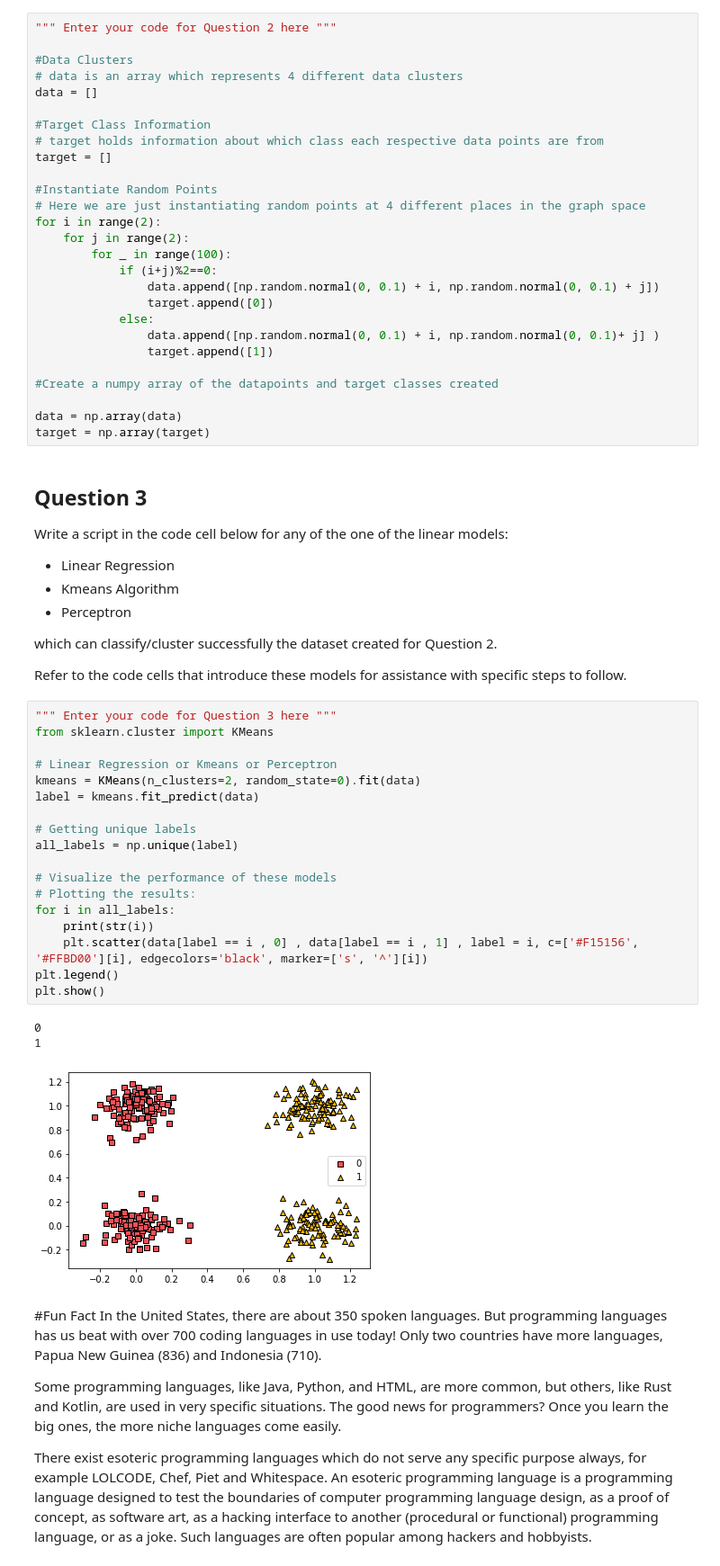
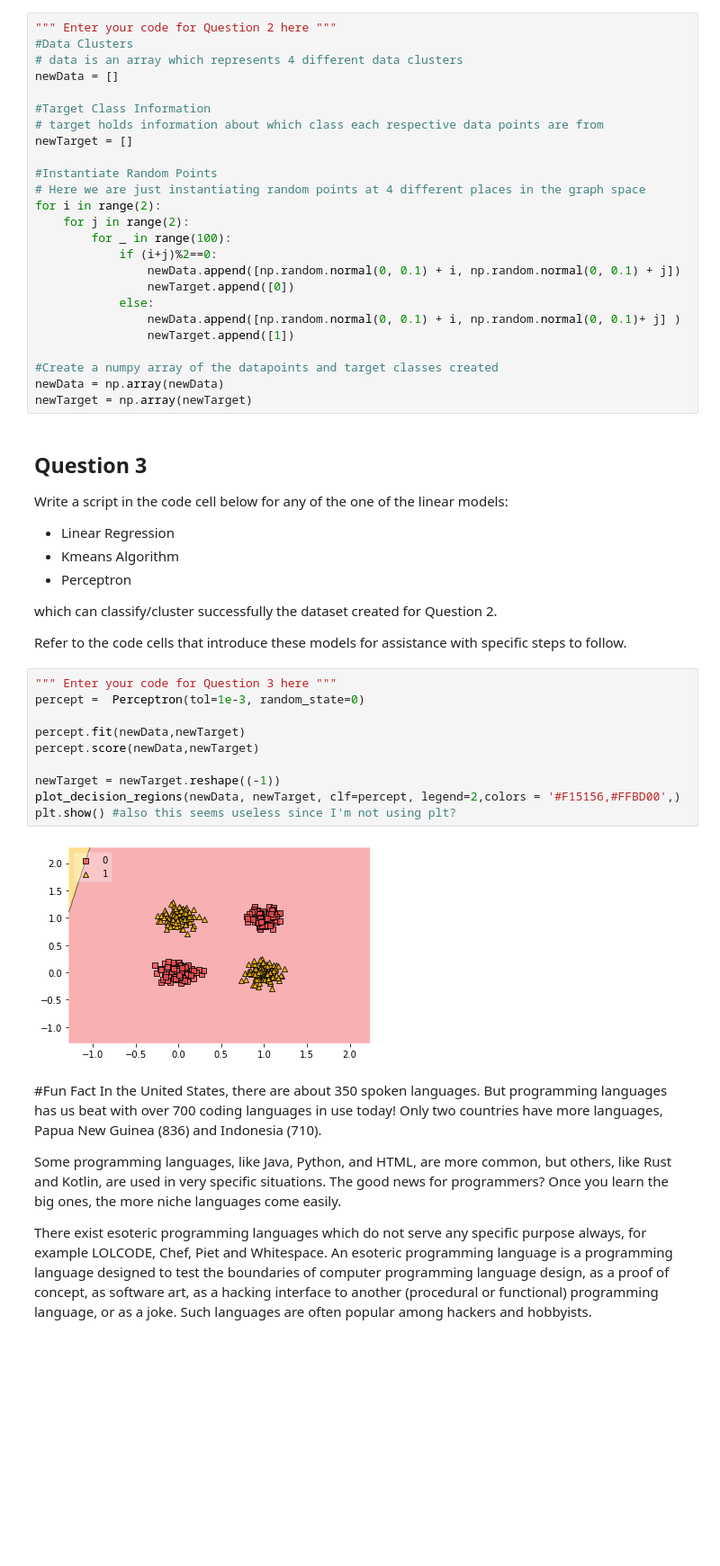
Before and after one commit to acbonilla1/Futuremakers2022, a Jupyter notebook: Copy_of_Day_3_Intro_to_Deep_Learning_SV.ipynb, the cells around one changed output. Shown: that part at 90% size. Saved outputs shown, nothing was run; the diff lists cells and outputs as text; blank space fills up the shorter version.

```diff
--- a/Copy_of_Day_3_Intro_to_Deep_Learning_SV.ipynb
+++ b/Copy_of_Day_3_Intro_to_Deep_Learning_SV.ipynb
@@ -236,14 +236,13 @@ Hint1: *Relocating the clusters from their original XOR dataset positions may he
 Hint2: *Look at the dataset generated by the KMeans clustering above --- that is linearly separable.*
 # %%
 """ Enter your code for Question 2 here """
-
 #Data Clusters
 # data is an array which represents 4 different data clusters
-data = []
+newData = []
 
 #Target Class Information
 # target holds information about which class each respective data points are from
-target = []
+newTarget = []
 
 #Instantiate Random Points
 # Here we are just instantiating random points at 4 different places in the graph space
@@ -251,16 +250,15 @@ for i in range(2):
     for j in range(2):
         for _ in range(100):
             if (i+j)%2==0:
-                data.append([np.random.normal(0, 0.1) + i, np.random.normal(0, 0.1) + j])
-                target.append([0])
+                newData.append([np.random.normal(0, 0.1) + i, np.random.normal(0, 0.1) + j])
+                newTarget.append([0])
             else:
-                data.append([np.random.normal(0, 0.1) + i, np.random.normal(0, 0.1)+ j] )
-                target.append([1])
+                newData.append([np.random.normal(0, 0.1) + i, np.random.normal(0, 0.1)+ j] )
+                newTarget.append([1])
 
 #Create a numpy array of the datapoints and target classes created
-
-data = np.array(data)
-target = np.array(target)
+newData = np.array(newData)
+newTarget = np.array(newTarget)
 # %% [markdown]
 ## Question 3
 Write a script in the code cell below for any of the one of the linear models:
@@ -271,28 +269,18 @@ Write a script in the code cell below for any of the one of the linear models:
 which can classify/cluster successfully the dataset created for Question 2.
 
 Refer to the code cells that introduce these models for assistance with specific steps to follow.
-# %%
-""" Enter your code for Question 3 here """
-from sklearn.cluster import KMeans
-
-# Linear Regression or Kmeans or Perceptron
-kmeans = KMeans(n_clusters=2, random_state=0).fit(data)
-label = kmeans.fit_predict(data)
-
-# Getting unique labels
-all_labels = np.unique(label)
-
-# Visualize the performance of these models
-# Plotting the results:
-for i in all_labels:
-    print(str(i))
-    plt.scatter(data[label == i , 0] , data[label == i , 1] , label = i, c=['#F15156', '#FFBD00'][i], edgecolors='black', marker=['s', '^'][i])
-plt.legend()
-plt.show()
-# %% [output]
-0
-1
-[figure, removed]
+# %%
+""" Enter your code for Question 3 here """
+percept =  Perceptron(tol=1e-3, random_state=0)
+
+percept.fit(newData,newTarget)
+percept.score(newData,newTarget)
+
+newTarget = newTarget.reshape((-1))
+plot_decision_regions(newData, newTarget, clf=percept, legend=2,colors = '#F15156,#FFBD00',)
+plt.show() #also this seems useless since I'm not using plt?
+# %% [output]
+[figure, added]
 # %% [markdown]
 #Fun Fact
 In the United States, there are about 350 spoken languages. But programming languages has us beat with over 700 coding languages in use today! Only two countries have more languages, Papua New Guinea (836) and Indonesia (710).
```
Also changed, not shown: parts of 7 cells of this notebook.
